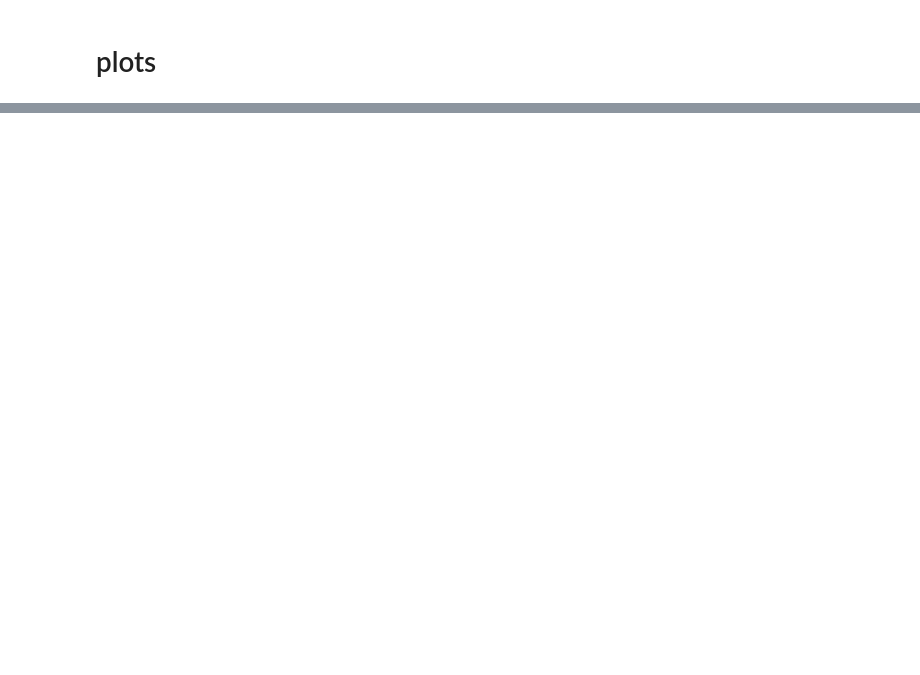
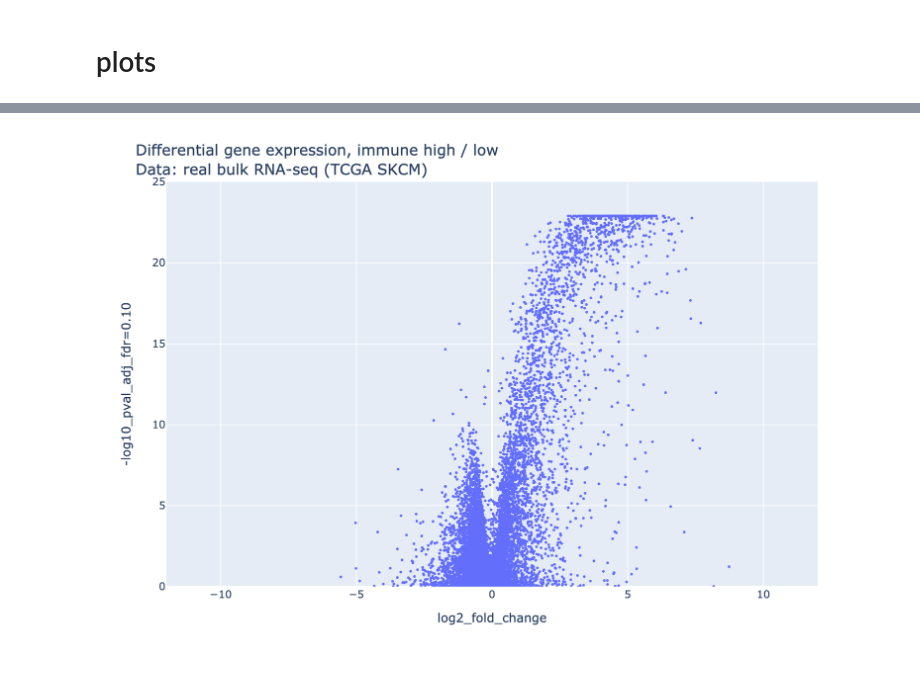
Before and after one commit to davidliu-lab/deconv, a Jupyter notebook: 2_pseudobulk_generation/view pseudobulk differential expression.ipynb, the cells around one changed output, grey strips where cells are left out. Drawn from its saved outputs; the diff is of its cells as text; code cells hidden in the pictures; blank space fills up the shorter version.

Commit message:
finish notebook doing DEG analysis of TCGA SKCM vs pseudobulks

```diff
--- a/2_pseudobulk_generation/view pseudobulk differential expression.ipynb
+++ b/2_pseudobulk_generation/view pseudobulk differential expression.ipynb
@@ -211,0 +134,2 @@ importlib.reload(helpers.pseudobulk_evaluation.deg_analysis)
+# %%
+df_sample_metadata = deg_analysis.get_tcga_skcm_metastatic_sample_metadata()
@@ -212,9 +144,9 @@ importlib.reload(helpers.pseudobulk_evaluation.deg_analysis)
 # %%
-df_gene_stats_tcga_skcm = deg_analysis.add_immune_groups_to_rnaseq(
+df_gene_stats_tcga_skcm = deg_analysis.compute_all_deg_results(
     ddf_tcga_skcm_bulk_rnaseq, df_sample_metadata
 )
 
-df_gene_stats_pseudobulks = deg_analysis.add_immune_groups_to_rnaseq(
+df_gene_stats_pseudobulks = deg_analysis.compute_all_deg_results(
     ddf_pseudobulk_rnaseq, df_sample_metadata
 )
 # %% [output]
@@ -423,0 +201,15 @@ fig.show(renderer="browser")
+# %%
+importlib.reload(deg_analysis)
+
+fig = deg_analysis.make_volcano_plot(df_gene_stats_tcga_skcm)
+
+fig.update_layout(
+    title=(
+        "Differential gene expression, immune high / low"
+        "<br>Data: real bulk RNA-seq (TCGA SKCM)"
+    ),
+)
+
+fig.show(renderer="png", scale=2, width=900, height=600)
+# %% [output]
+[figure, added]
```
Also changed, not shown: parts of 65 cells of this notebook, 1 other file.
